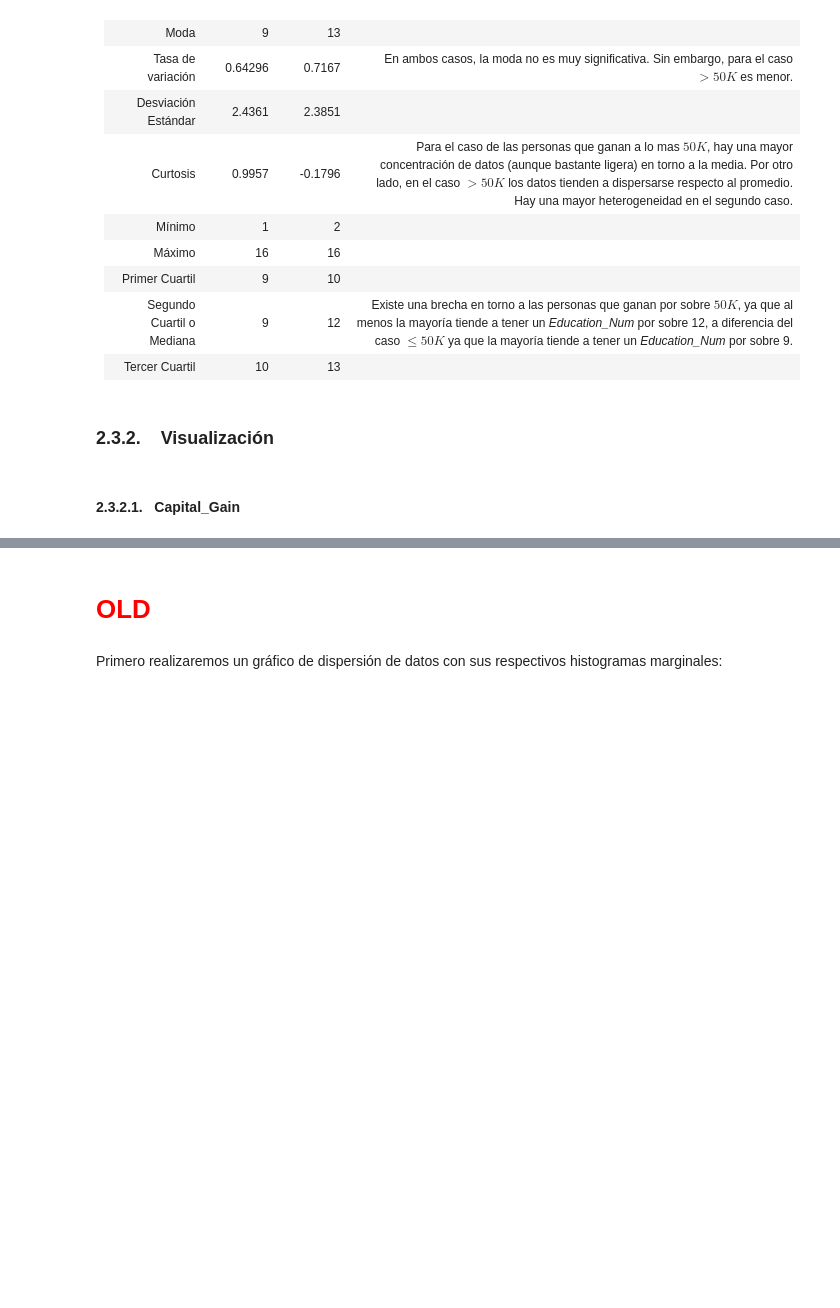
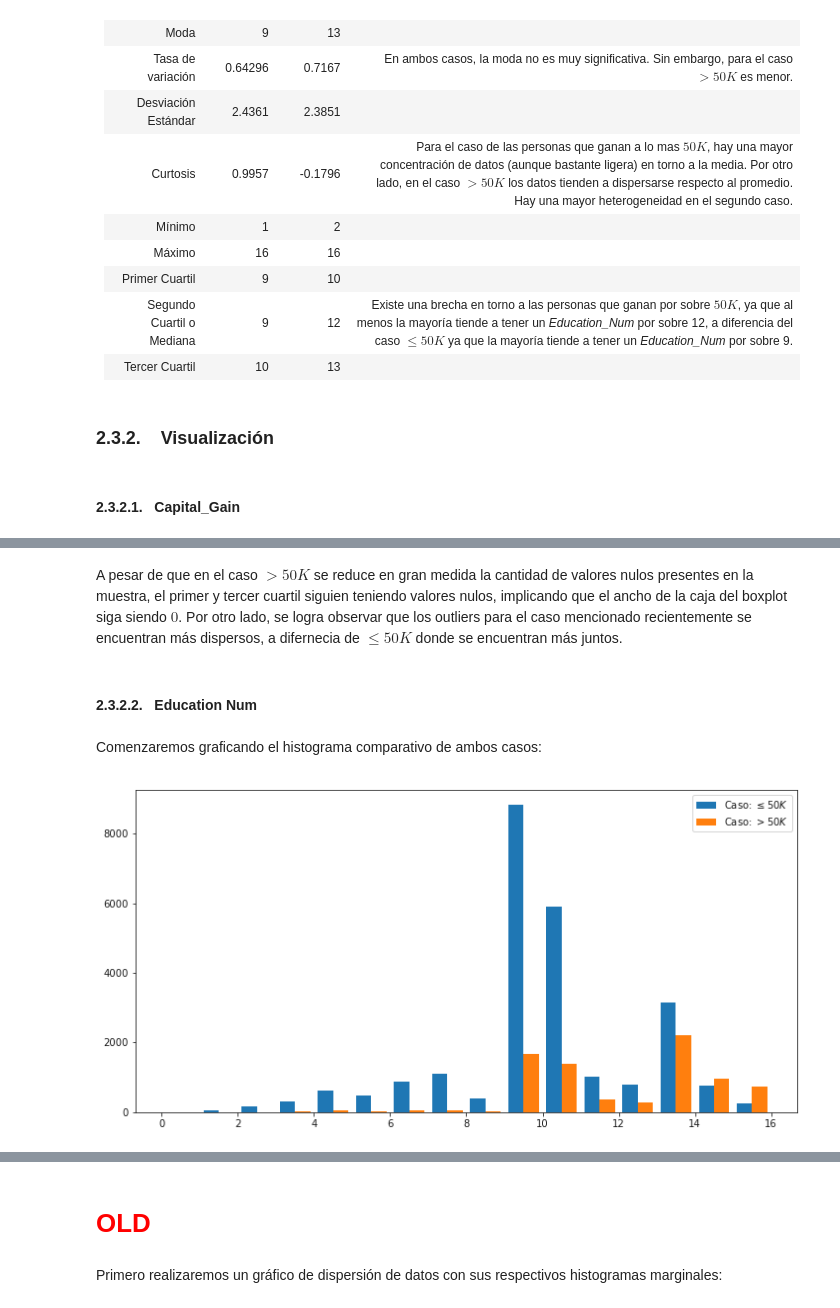
Before and after one commit to avberrio/Tarea1_AID, a Jupyter notebook: Tarea1.ipynb, the cells around one changed output, grey strips where cells are left out. Drawn from its saved outputs; the diff is of its cells as text; code cells hidden in the pictures; blank space fills up the shorter version.

```diff
--- a/Tarea1.ipynb
+++ b/Tarea1.ipynb
@@ -515,0 +575,14 @@ Finalmente, realizamos el cuadro resumen que compara la variable numérica *Educ
+# %% [markdown]
+A pesar de que en el caso $>50K$ se reduce en gran medida la cantidad de valores nulos presentes en la muestra, el primer y tercer cuartil siguien teniendo valores nulos, implicando que el ancho de la caja del boxplot siga siendo $0$. Por otro lado, se logra observar que los outliers para el caso mencionado recientemente se encuentran más dispersos, a difernecia de $\leq 50K$ donde se encuentran más juntos.
+# %% [markdown]
+#### 2.3.2.2. &nbsp; Education Num
+# %% [markdown]
+Comenzaremos graficando el histograma comparativo de ambos casos:
+# %%
+plt.figure(figsize=(12, 6))
+data = [lower_than_50K_df['Education_Num'], upper_than_50K_df['Education_Num']]
+plt.hist(data, bins=np.arange(0, 17), label=['Caso: $\leq 50K$', 'Caso: $>50K$'])
+plt.legend()
+plt.show()
+# %% [output]
+[figure, added]
```
Also changed, not shown: parts of 17 cells of this notebook.
